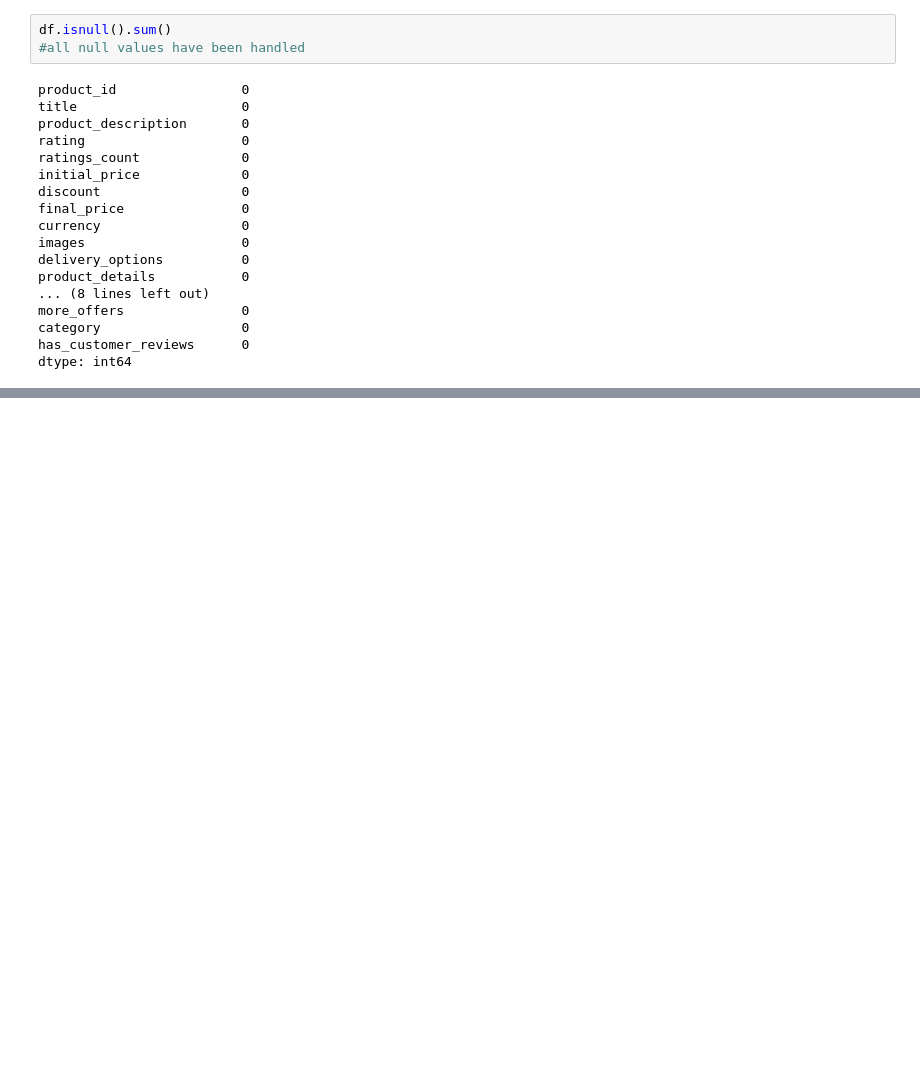
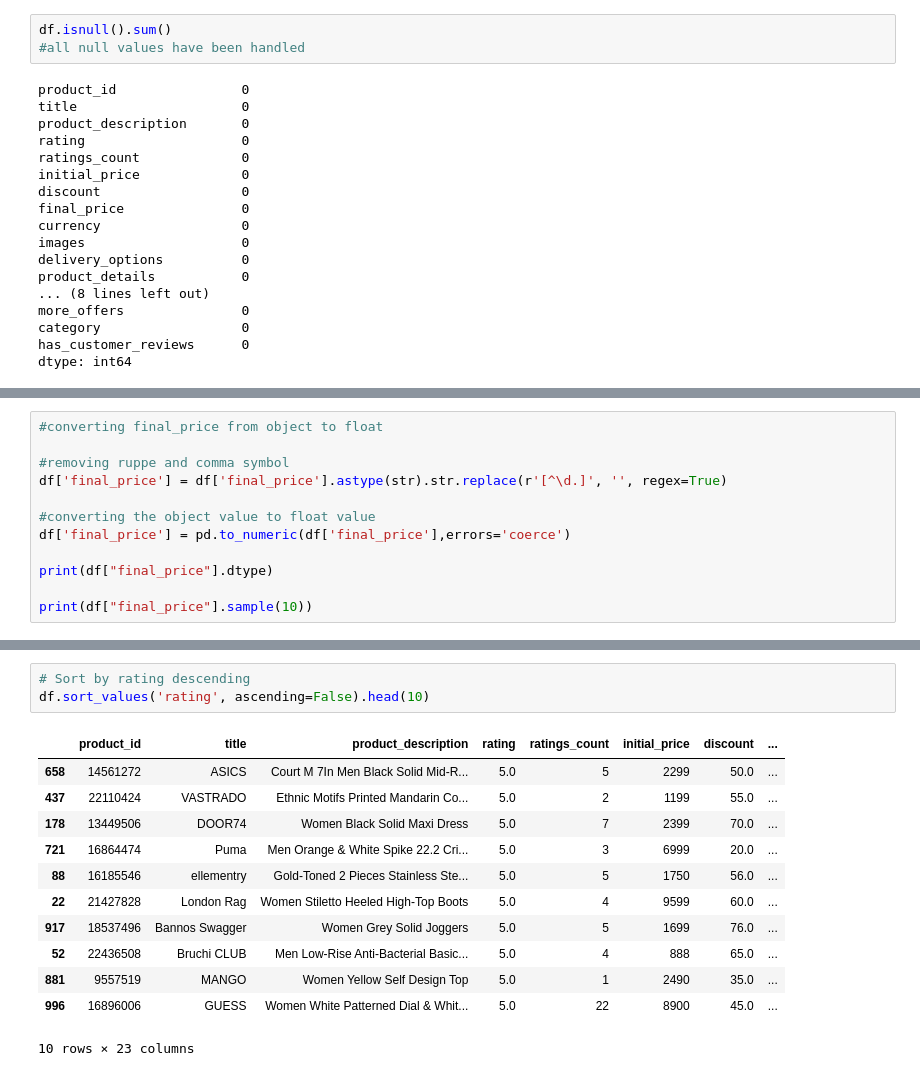
Before and after one commit to suryssss/CEI_Assigments, a Jupyter notebook: week-1-Assigment/week1.ipynb, the cells around one changed output, grey strips where cells are left out. Cells and saved outputs as stored; diff of their text form; blank space fills up the shorter version.

```diff
--- a/week-1-Assigment/week1.ipynb
+++ b/week-1-Assigment/week1.ipynb
@@ -333,0 +351,12 @@ dtype: int64
+# %%
+#converting final_price from object to float
+
+#removing ruppe and comma symbol
+df['final_price'] = df['final_price'].astype(str).str.replace(r'[^\d.]', '', regex=True)
+
+#converting the object value to float value
+df['final_price'] = pd.to_numeric(df['final_price'],errors='coerce')
+
+print(df["final_price"].dtype)
+
+print(df["final_price"].sample(10))
@@ -333,0 +430,16 @@ dtype: int64
+# %%
+# Sort by rating descending
+df.sort_values('rating', ascending=False).head(10)
+# %% [output]
+|  | product_id | title | product_description | rating | ratings_count | initial_price | discount | ... |
+| 658 | 14561272 | ASICS | Court M 7In Men Black Solid Mid-R... | 5.0 | 5 | 2299 | 50.0 | ... |
+| 437 | 22110424 | VASTRADO | Ethnic Motifs Printed Mandarin Co... | 5.0 | 2 | 1199 | 55.0 | ... |
+| 178 | 13449506 | DOOR74 | Women Black Solid Maxi Dress | 5.0 | 7 | 2399 | 70.0 | ... |
+| 721 | 16864474 | Puma | Men Orange & White Spike 22.2 Cri... | 5.0 | 3 | 6999 | 20.0 | ... |
+| 88 | 16185546 | ellementry | Gold-Toned 2 Pieces Stainless Ste... | 5.0 | 5 | 1750 | 56.0 | ... |
+| 22 | 21427828 | London Rag | Women Stiletto Heeled High-Top Boots | 5.0 | 4 | 9599 | 60.0 | ... |
+| 917 | 18537496 | Bannos Swagger | Women Grey Solid Joggers | 5.0 | 5 | 1699 | 76.0 | ... |
+| 52 | 22436508 | Bruchi CLUB | Men Low-Rise Anti-Bacterial Basic... | 5.0 | 4 | 888 | 65.0 | ... |
+| 881 | 9557519 | MANGO | Women Yellow Self Design Top | 5.0 | 1 | 2490 | 35.0 | ... |
+| 996 | 16896006 | GUESS | Women White Patterned Dial & Whit... | 5.0 | 22 | 8900 | 45.0 | ... |
+10 rows × 23 columns
```
Also changed, not shown: parts of 24 cells of this notebook, 2 other files.
